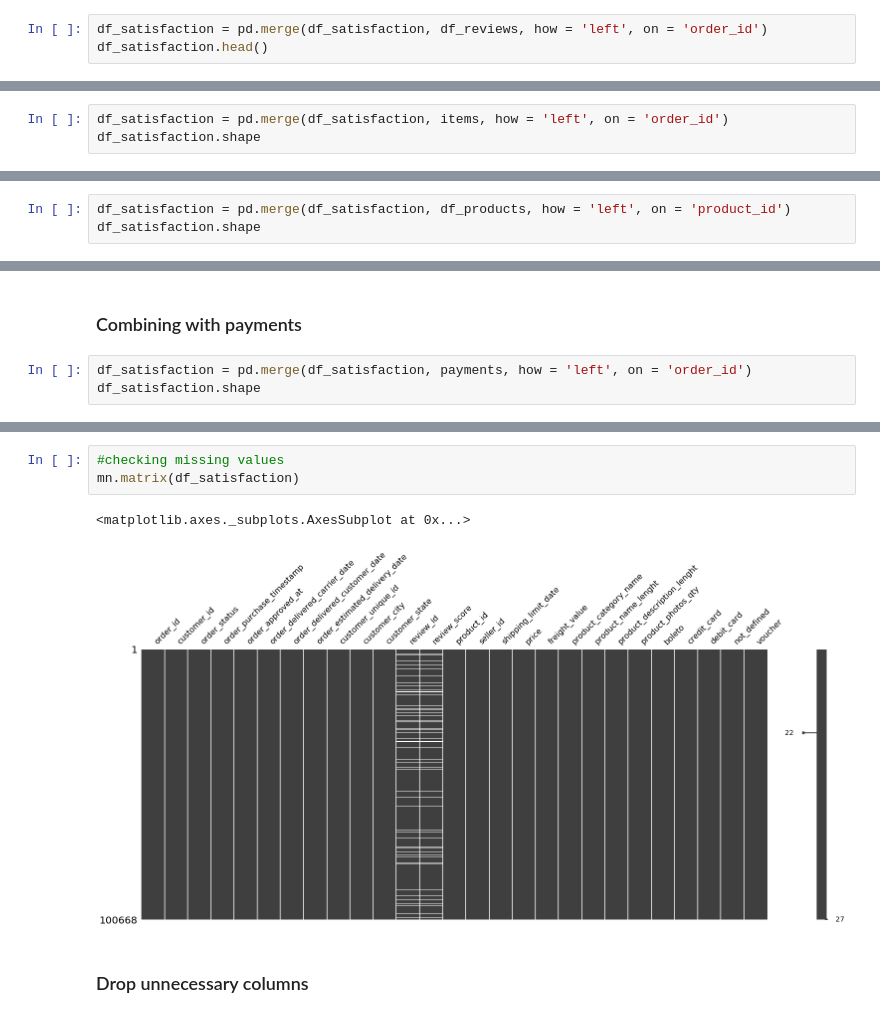
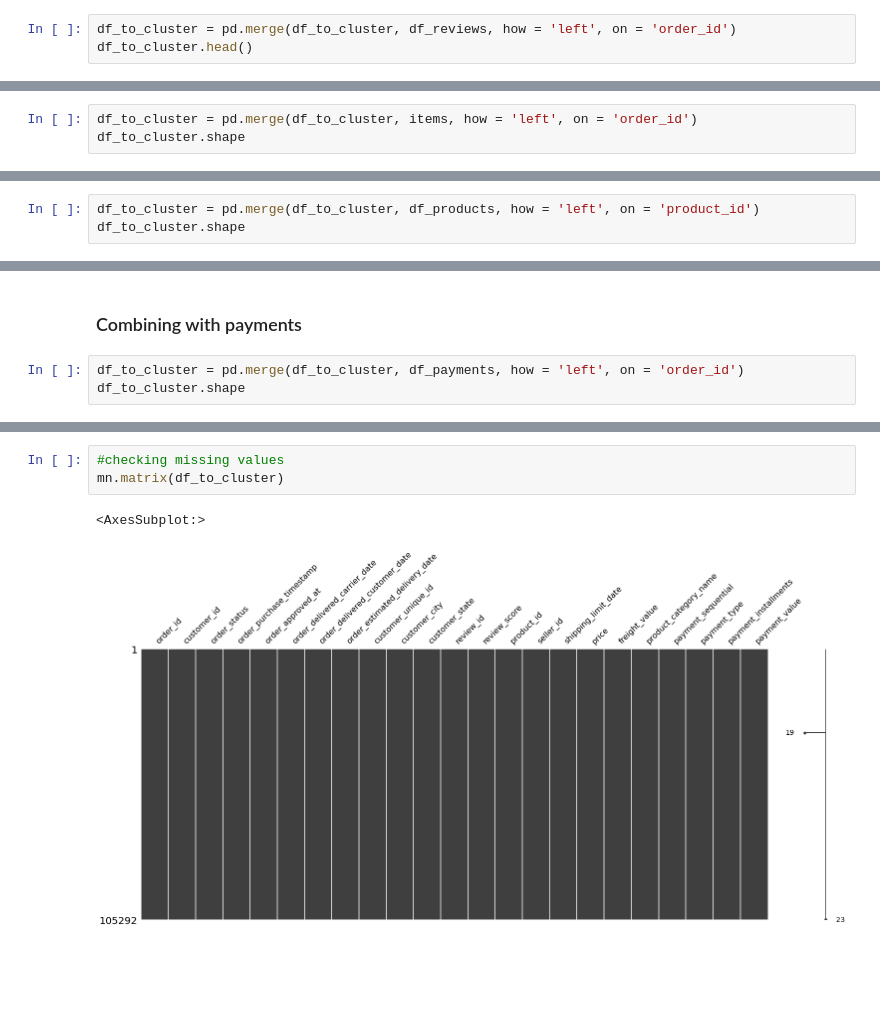
Before and after one commit to fabioismerim/consumer_score_prediction, a Jupyter notebook: clustering_approach/wrangling.ipynb, the cells around one changed output, grey strips where cells are left out. Saved outputs shown, nothing was run; the diff lists cells and outputs as text; blank space fills up the shorter version.

Commit message:
wrangling to cluster

```diff
--- a/clustering_approach/wrangling.ipynb
+++ b/clustering_approach/wrangling.ipynb
@@ -590,8 +534,8 @@ dtype: float64
 # %% [markdown]
 ### Combining with reviews
 # %%
-df_satisfaction = pd.merge(df_satisfaction, df_reviews, how = 'left', on = 'order_id')
-df_satisfaction.head()
+df_to_cluster = pd.merge(df_to_cluster, df_reviews, how = 'left', on = 'order_id')
+df_to_cluster.head()
 # %% [output]
 |  | order_id | customer_id | order_status | order_purchase_timestamp | order_approved_at | order_delivered_carrier_date | ... |
 | 0 | e481f51cbdc54678b7cc49136f2d6af7 | 9ef432eb6251297304e76186b10a928d | delivered | 2017-10-02 10:56:33 | 2017-10-02 11:07:15 | 2017-10-04 19:55:00 | ... |
@@ -607,6 +551,6 @@ mn.matrix(df_satisfaction)
 # %% [markdown]
 ### Combining with items
 # %%
-df_satisfaction = pd.merge(df_satisfaction, items, how = 'left', on = 'order_id')
-df_satisfaction.shape
+df_to_cluster = pd.merge(df_to_cluster, items, how = 'left', on = 'order_id')
+df_to_cluster.shape
 # %% [output]
@@ -633,6 +572,6 @@ True
 # %% [markdown]
 ### Combining with products
 # %%
-df_satisfaction = pd.merge(df_satisfaction, df_products, how = 'left', on = 'product_id')
-df_satisfaction.shape
+df_to_cluster = pd.merge(df_to_cluster, df_products, how = 'left', on = 'product_id')
+df_to_cluster.shape
 # %% [output]
@@ -650,6 +588,6 @@ df_satisfaction.head()
 # %% [markdown]
 ### Combining with payments
 # %%
-df_satisfaction = pd.merge(df_satisfaction, payments, how = 'left', on = 'order_id')
-df_satisfaction.shape
+df_to_cluster = pd.merge(df_to_cluster, df_payments, how = 'left', on = 'order_id')
+df_to_cluster.shape
 # %% [output]
@@ -667,8 +605,6 @@ df_satisfaction.head()
 # %%
 #checking missing values
-mn.matrix(df_satisfaction)
+mn.matrix(df_to_cluster)
 # %% [output]
-<matplotlib.axes._subplots.AxesSubplot at 0x...>
+<AxesSubplot:>
-[figure, old version]
+[figure, new version]
-# %% [markdown]
-### Drop unnecessary columns
```
Also changed, not shown: parts of 38 cells of this notebook, 1 other file.
